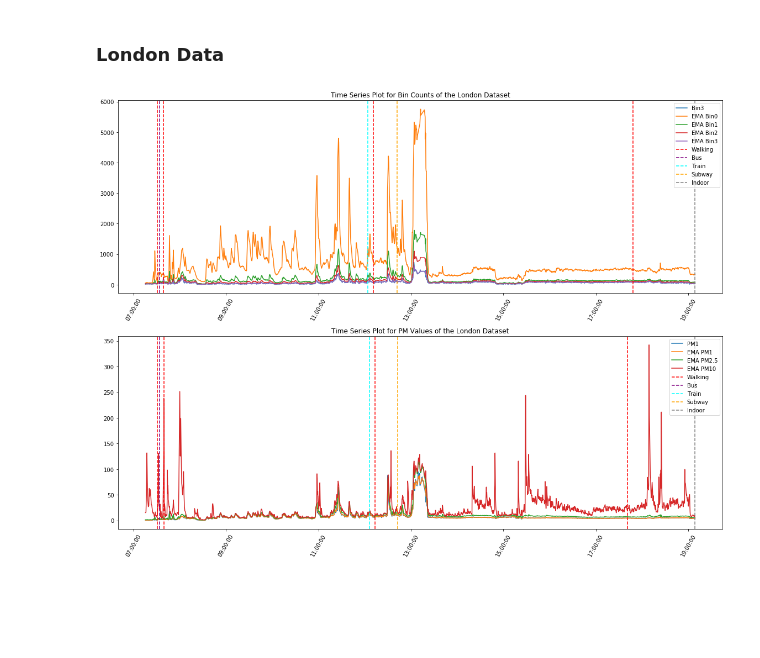
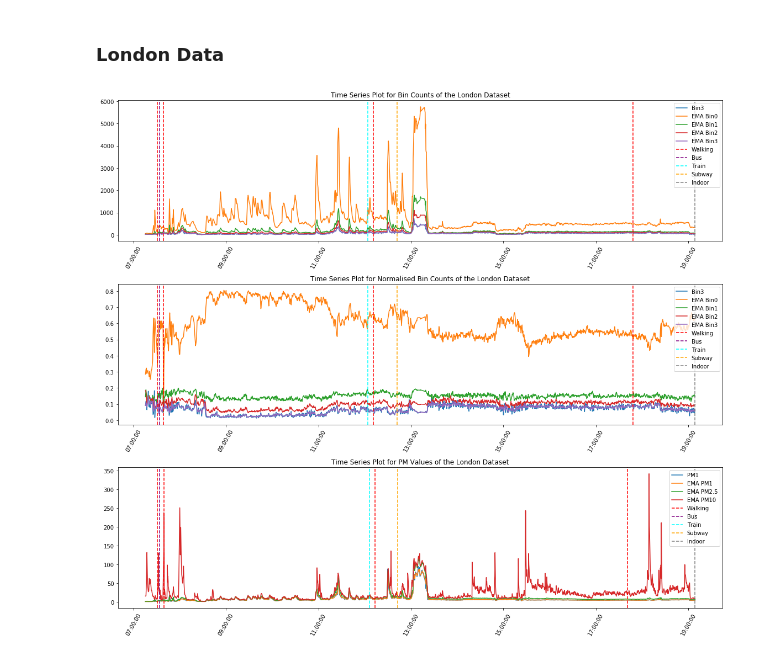
Before and after one commit to MihaiVisu/HonoursProject, a Jupyter notebook: notebooks/data_plots.ipynb, the cells around one changed output. Drawn from its saved outputs; the diff is of its cells as text; code cells hidden in the pictures; blank space fills up the shorter version.

Commit message:
new plots and add plots on report

```diff
--- a/notebooks/data_plots.ipynb
+++ b/notebooks/data_plots.ipynb
@@ -229,28 +230,36 @@ def plot_data(fig, fig_indexes, dataset, title=""):
 # %%
 filtered_data = london_data[london_data['phoneTimestamp']>'2017-11-22'].copy().reindex()
 filtered_pms = filtered_data[filtered_data['pm10']<800].copy().reindex()
 filtered_bins = filtered_data[filtered_data['bin0']<6000].copy().reindex()
+filtered_bins_norm = filtered_bins.copy().reindex()
+filtered_bins_norm[bin_vals] = filtered_bins_norm[bin_vals].apply(lambda row: row/np.sum(row), axis=1)
 
-# filtered_bins[bin_vals] = filtered_bins[bin_vals].apply(lambda row: row/np.sum(row), axis=1)
+f2 = plt.figure(figsize=(16,14))
 
-f2 = plt.figure(figsize=(16,12))
-
-plot_data(f2, 211, [
+plot_data(f2, 311, [
     (filtered_bins, 'bin3', 'Bin3'),
     (filtered_bins['bin0'].ewm(com=0.9).mean(), '', 'EMA Bin0'),
     (filtered_bins['bin1'].ewm(com=0.9).mean(), '', 'EMA Bin1'),
     (filtered_bins['bin2'].ewm(com=0.9).mean(), '', 'EMA Bin2'),
     (filtered_bins['bin3'].ewm(com=0.9).mean(), '', 'EMA Bin3'),
 ], title="Time Series Plot for Bin Counts of the London Dataset")
 
-plot_data(f2, 212, [
+plot_data(f2, 312, [
+    (filtered_bins_norm, 'bin3', 'Bin3'),
+    (filtered_bins_norm['bin0'].ewm(com=0.9).mean(), '', 'EMA Bin0'),
+    (filtered_bins_norm['bin1'].ewm(com=0.9).mean(), '', 'EMA Bin1'),
+    (filtered_bins_norm['bin2'].ewm(com=0.9).mean(), '', 'EMA Bin2'),
+    (filtered_bins_norm['bin3'].ewm(com=0.9).mean(), '', 'EMA Bin3'),
+], title="Time Series Plot for Normalised Bin Counts of the London Dataset")
+
+plot_data(f2, 313, [
     (filtered_pms, 'pm1', 'PM1'),
     (filtered_pms['pm1'].ewm(com=0.9).mean(), '', 'EMA PM1'),
     (filtered_pms['pm2_5'].ewm(com=0.9).mean(), '', 'EMA PM2.5'),
     (filtered_pms['pm10'].ewm(com=0.9).mean(), '', 'EMA PM10'),
 ], title="Time Series Plot for PM Values of the London Dataset")
 
 f2.tight_layout()
 f2.savefig('../report/time_series_london.pdf')
 # %% [output]
-[figure, old version]
+[figure, new version]
```
Also changed, not shown: parts of 1 cell of this notebook, 1 other file.
